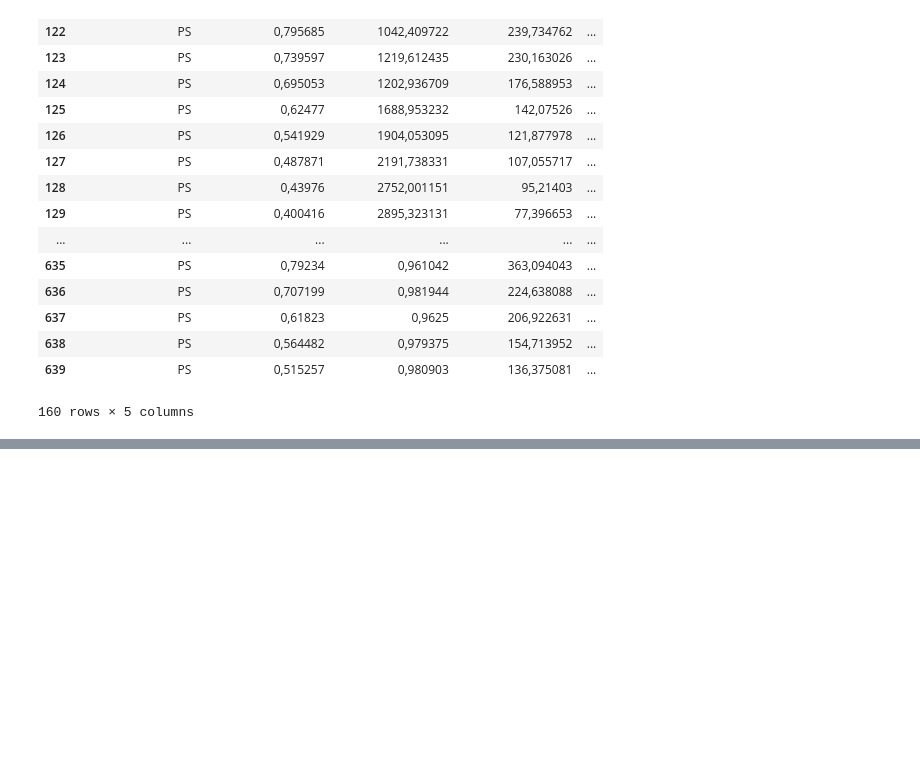
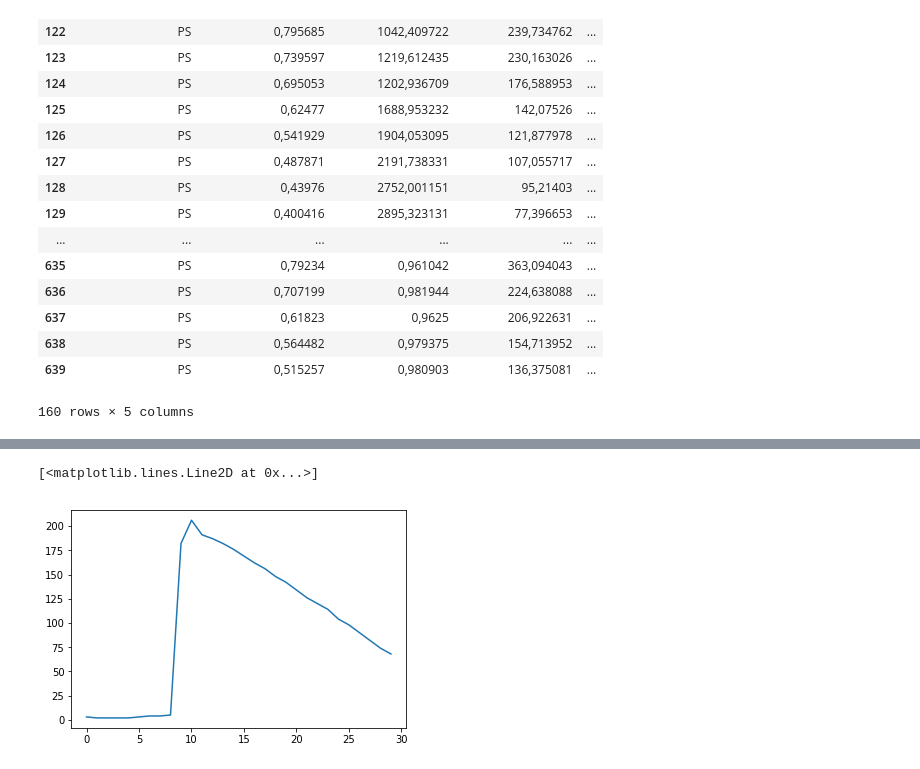
Before and after one commit to georgeob/Centes_NS2020, a Jupyter notebook: projekt.ipynb, the cells around one changed output, grey strips where cells are left out. Saved outputs shown, nothing was run; the diff lists cells and outputs as text; code cells hidden in the pictures; blank space fills up the shorter version.

```diff
--- a/projekt.ipynb
+++ b/projekt.ipynb
@@ -197,0 +282,5 @@ ocistene3.to_excel('ocistene3.xlsx', sheet_name='sheet1', index=False)
+# %%
+plt.plot(moj_perceptron.errors_)
+# %% [output]
+[<matplotlib.lines.Line2D at 0x...>]
+[figure, added]
```
Also changed, not shown: parts of 17 cells of this notebook, 1 other file.
